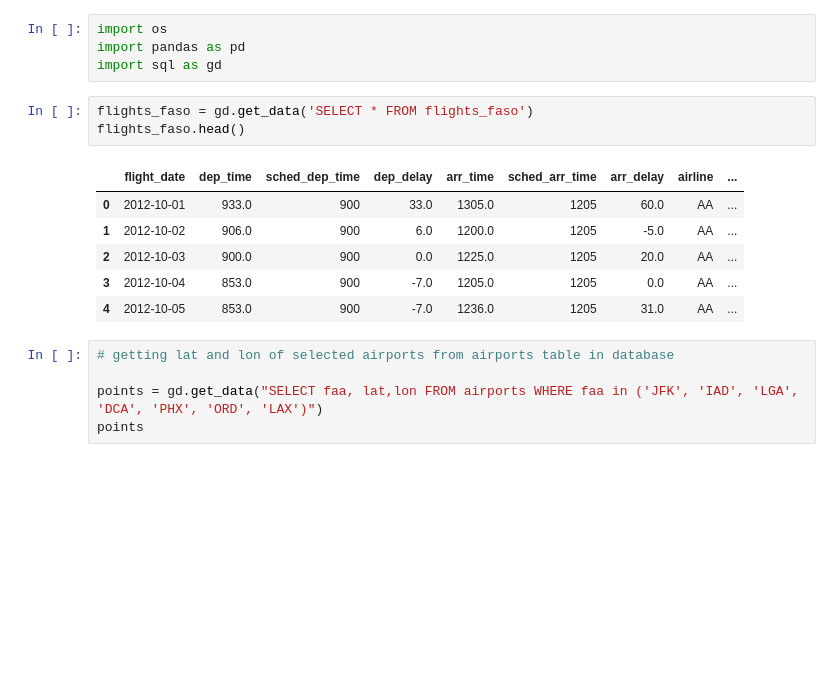
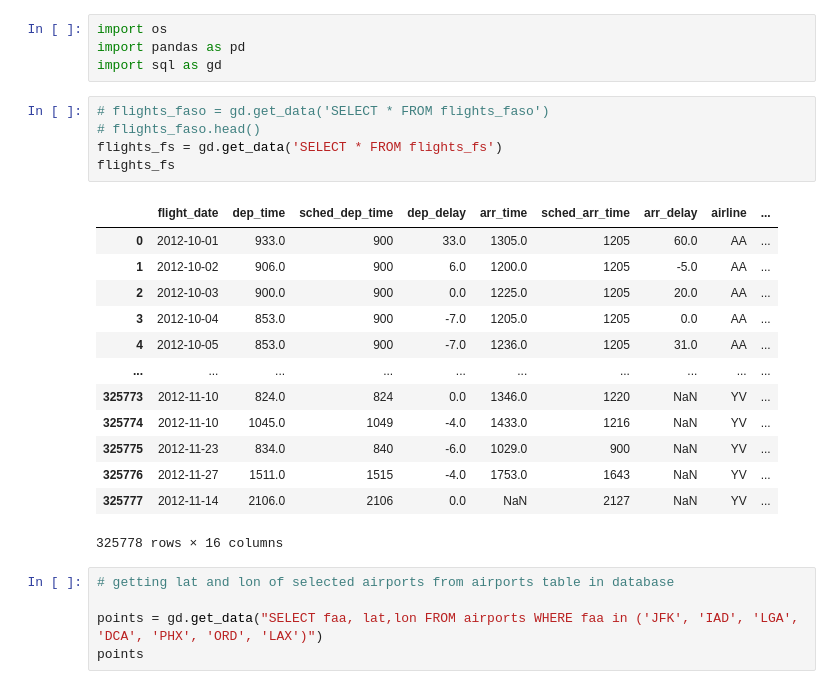
Before and after one commit to farnaz-irani/SQL-Weather-api, a Jupyter notebook: Farnaz.ipynb, the cells around one changed output. Drawn from its saved outputs; the diff is of its cells as text; blank space fills up the shorter version.

```diff
--- a/Farnaz.ipynb
+++ b/Farnaz.ipynb
@@ -3,15 +3,24 @@ import os
 import pandas as pd
 import sql as gd
 # %%
-flights_faso = gd.get_data('SELECT * FROM flights_faso')
-flights_faso.head()
+# flights_faso = gd.get_data('SELECT * FROM flights_faso')
+# flights_faso.head()
+flights_fs = gd.get_data('SELECT * FROM flights_fs')
+flights_fs
 # %% [output]
 |  | flight_date | dep_time | sched_dep_time | dep_delay | arr_time | sched_arr_time | arr_delay | airline | ... |
 | 0 | 2012-10-01 | 933.0 | 900 | 33.0 | 1305.0 | 1205 | 60.0 | AA | ... |
 | 1 | 2012-10-02 | 906.0 | 900 | 6.0 | 1200.0 | 1205 | -5.0 | AA | ... |
 | 2 | 2012-10-03 | 900.0 | 900 | 0.0 | 1225.0 | 1205 | 20.0 | AA | ... |
 | 3 | 2012-10-04 | 853.0 | 900 | -7.0 | 1205.0 | 1205 | 0.0 | AA | ... |
 | 4 | 2012-10-05 | 853.0 | 900 | -7.0 | 1236.0 | 1205 | 31.0 | AA | ... |
+| ... | ... | ... | ... | ... | ... | ... | ... | ... | ... |
+| 325773 | 2012-11-10 | 824.0 | 824 | 0.0 | 1346.0 | 1220 | NaN | YV | ... |
+| 325774 | 2012-11-10 | 1045.0 | 1049 | -4.0 | 1433.0 | 1216 | NaN | YV | ... |
+| 325775 | 2012-11-23 | 834.0 | 840 | -6.0 | 1029.0 | 900 | NaN | YV | ... |
+| 325776 | 2012-11-27 | 1511.0 | 1515 | -4.0 | 1753.0 | 1643 | NaN | YV | ... |
+| 325777 | 2012-11-14 | 2106.0 | 2106 | 0.0 | NaN | 2127 | NaN | YV | ... |
+325778 rows × 16 columns
 # %%
 # getting lat and lon of selected airports from airports table in database
 
```
Also changed, not shown: parts of 11 cells of this notebook.
